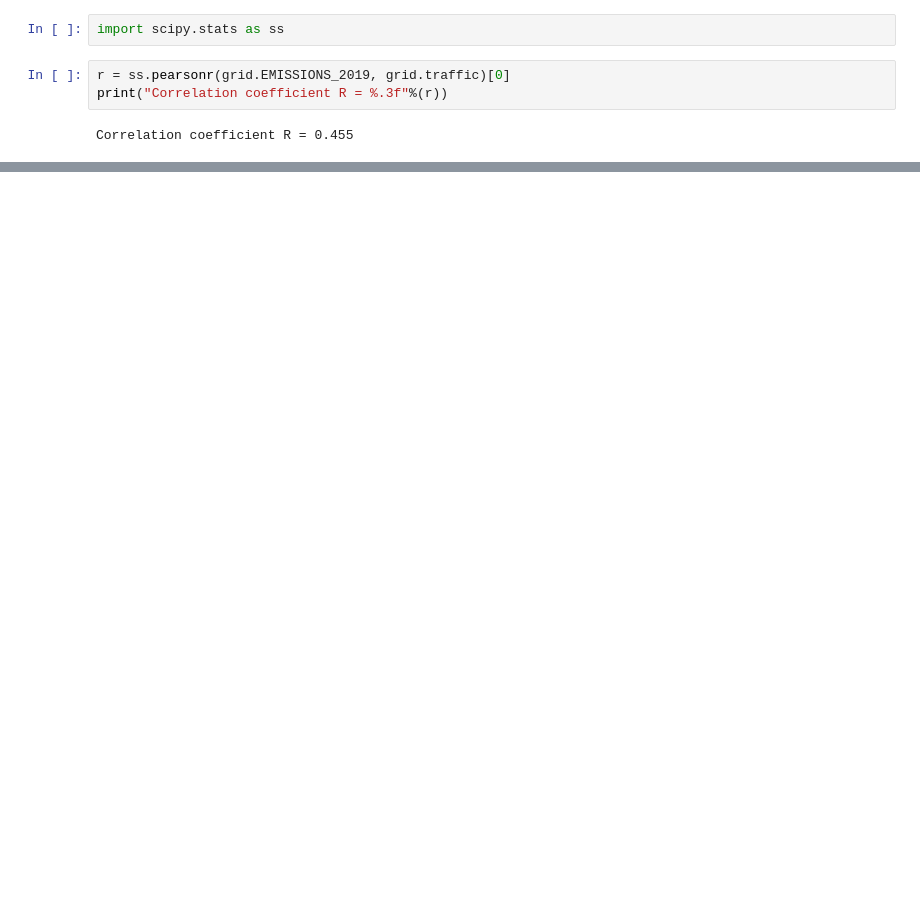
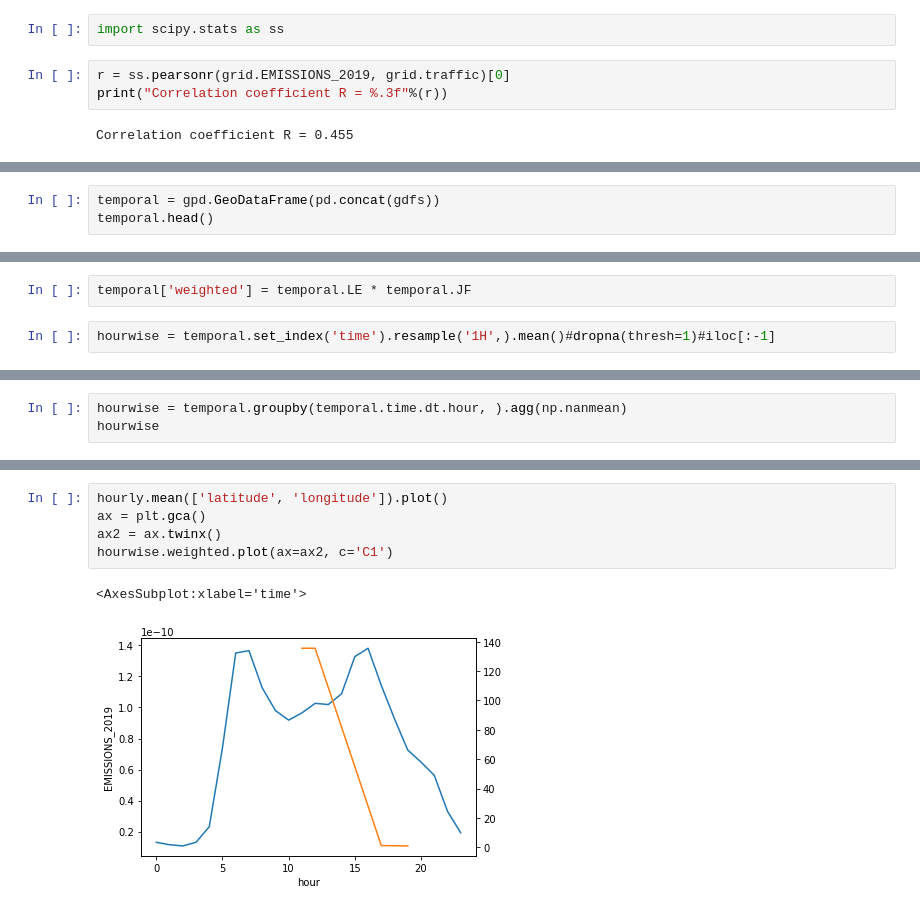
Before and after one commit to ECMWFCode4Earth/MaLePoM, a Jupyter notebook: traffic_emissions.ipynb, the cells around one changed output, grey strips where cells are left out. Drawn from its saved outputs; the diff is of its cells as text; blank space fills up the shorter version.

```diff
--- a/traffic_emissions.ipynb
+++ b/traffic_emissions.ipynb
@@ -100,0 +158,3 @@ Correlation coefficient R = 0.455
+# %%
+temporal = gpd.GeoDataFrame(pd.concat(gdfs))
+temporal.head()
@@ -100,0 +168,4 @@ Correlation coefficient R = 0.455
+# %%
+temporal['weighted'] = temporal.LE * temporal.JF
+# %%
+hourwise = temporal.set_index('time').resample('1H',).mean()#dropna(thresh=1)#iloc[:-1]
@@ -100,0 +194,3 @@ Correlation coefficient R = 0.455
+# %%
+hourwise = temporal.groupby(temporal.time.dt.hour, ).agg(np.nanmean)
+hourwise
@@ -100,0 +204,8 @@ Correlation coefficient R = 0.455
+# %%
+hourly.mean(['latitude', 'longitude']).plot()
+ax = plt.gca()
+ax2 = ax.twinx()
+hourwise.weighted.plot(ax=ax2, c='C1')
+# %% [output]
+<AxesSubplot:xlabel='time'>
+[figure, added]
```
Also changed, not shown: parts of 15 cells of this notebook, 5 other files.
